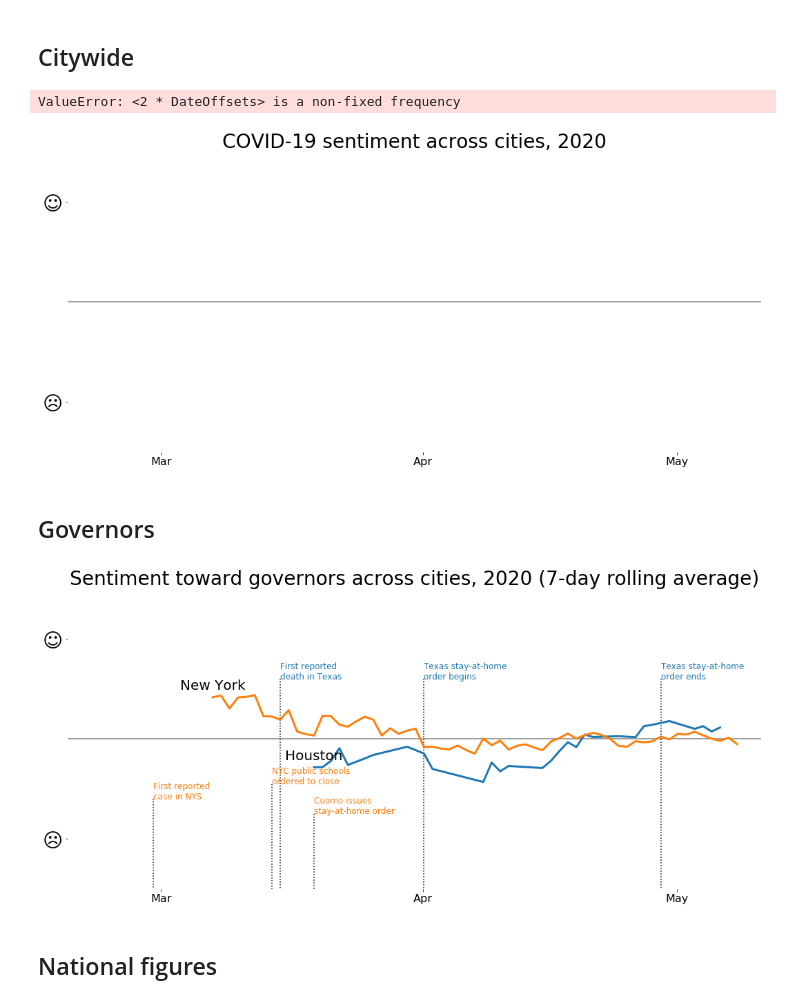
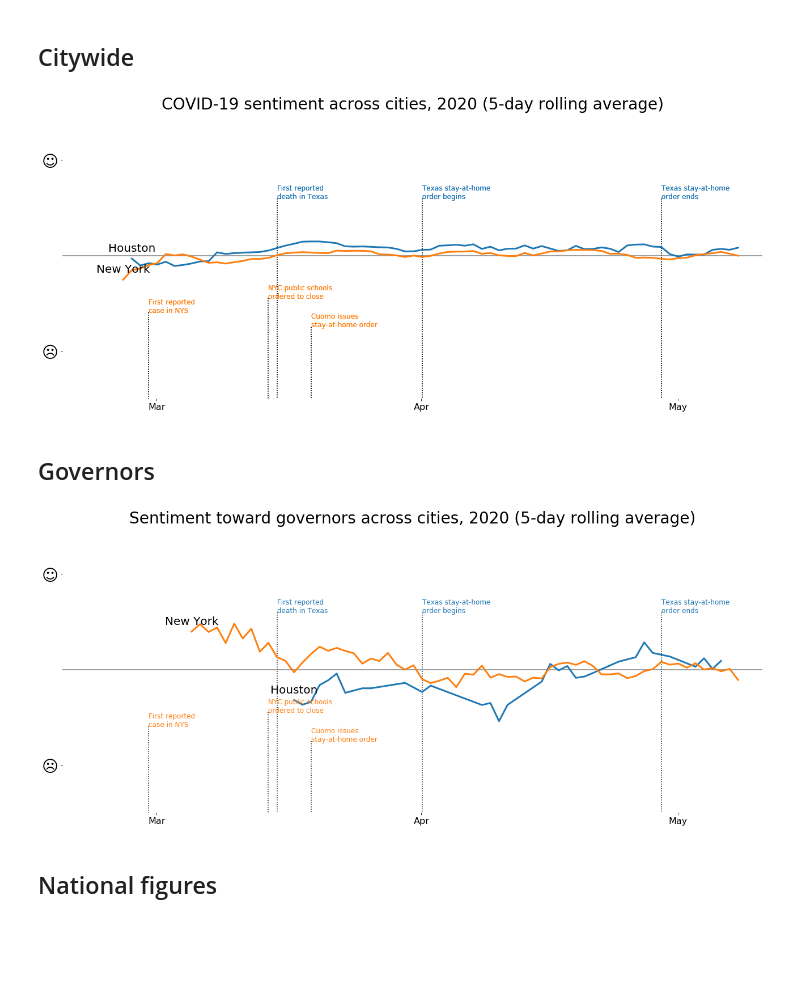
Before and after one commit to jgodin21/project_5, a Jupyter notebook: code/SentimentAnalyzer.ipynb, the cells around one changed output. Saved outputs shown, nothing was run; the diff lists cells and outputs as text; code cells hidden in the pictures; blank space fills up the shorter version.

Commit message:
Finish time series, write out graphs

```diff
--- a/code/SentimentAnalyzer.ipynb
+++ b/code/SentimentAnalyzer.ipynb
@@ -197,29 +197,34 @@ def plt_add_events(ax, events):
 # %% [markdown]
 ## Citywide
 # %%
+rolling = 5
+
 # Configure plots
 fig, ax = plt.subplots(figsize=(18, 8))
-plt_setup(ax, "COVID-19 sentiment across cities, 2020")
+plt_setup(ax, f"COVID-19 sentiment across cities, 2020 ({rolling}-day rolling average)")
 
 for city in cities:
 
     # Gather data
     subset = covid[covid["city"] == city]
-    subset_mean = subset \
-        .sort_values("time") \
-        .rolling(pd.DateOffset(2), on = "time") \
-        .mean()
-        #.dropna()
-    display(subset_mean)
+    subset_mean = subset\
+        .groupby(subset["time"].dt.date) \
+        .mean() \
+        .rolling(rolling) \
+        .mean() \
+        .dropna()
 
     # Line plots
     plt_city(ax, subset_mean, city)
 
     # Events
     plt_add_events(ax, events)
+
+    # Write out
+    plt.tight_layout()
+    plt.savefig(f"../graphs/Sentiment-Citywide-{rolling}day.svg", transparent=True)
 # %% [output]
-ValueError: <2 * DateOffsets> is a non-fixed frequency
-[figure, old version]
+[figure, new version]
 # %% [markdown]
 ## Governors
 # %%
@@ -227,7 +232,7 @@ governors = {
     "New York": "Cuomo",
     "Houston": "Abbott"
 }
-rolling = 7
+rolling = 5
 
 # Configure plots
 fig, ax = plt.subplots(figsize=(18, 8))
@@ -239,15 +244,24 @@ for city in cities:
         (covid["city"] == city) &
         (covid["text"].str.contains(governors[city]))
     ]
-    subset_mean = subset.groupby(subset["time"].dt.date).mean()
+    subset_mean = subset\
+        .groupby(subset["time"].dt.date) \
+        .mean() \
+        .rolling(rolling) \
+        .mean() \
+        .dropna()
 
     # Line plots
-    plt_city(ax, subset_mean.rolling(rolling).mean().dropna(), city)
+    plt_city(ax, subset_mean, city)
 
 # Events
 plt_add_events(ax, events)
+
+# Write out
+plt.tight_layout()
+plt.savefig(f"../graphs/Sentiment-Governors-{rolling}day.svg", transparent=True)
 # %% [output]
-[figure, old version]
+[figure, new version]
 # %% [markdown]
 ## National figures
 # %%
```
Also changed, not shown: parts of 1 cell of this notebook, 5 other files.
